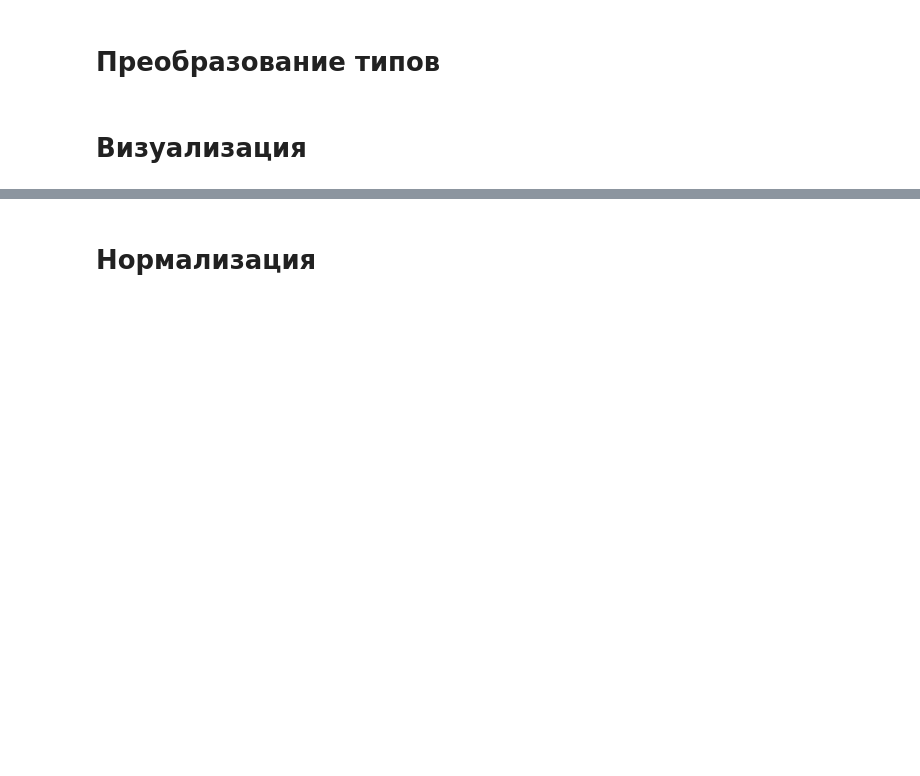
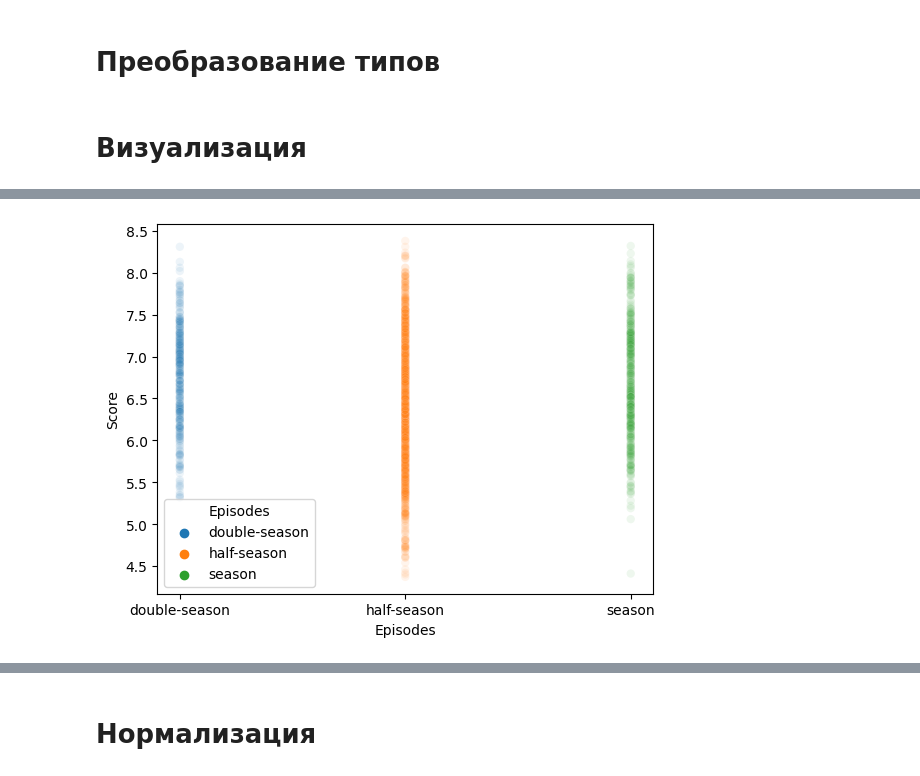
Before and after one commit to KimNikita/machine-learning-practice, a Jupyter notebook: Anime rating prediction.ipynb, the cells around one changed output, grey strips where cells are left out. Cells and saved outputs as stored; diff of their text form; code cells hidden in the pictures; blank space fills up the shorter version.

```diff
--- a/Anime rating prediction.ipynb
+++ b/Anime rating prediction.ipynb
@@ -259,0 +308,5 @@ data['Rating'] = data['Rating'].astype('category')
+# %%
+sns.scatterplot(x='Episodes', y='Score', hue='Episodes', data=data, alpha=0.08)
+pass
+# %% [output]
+[figure, added]
```
Also changed, not shown: parts of 26 cells of this notebook.
